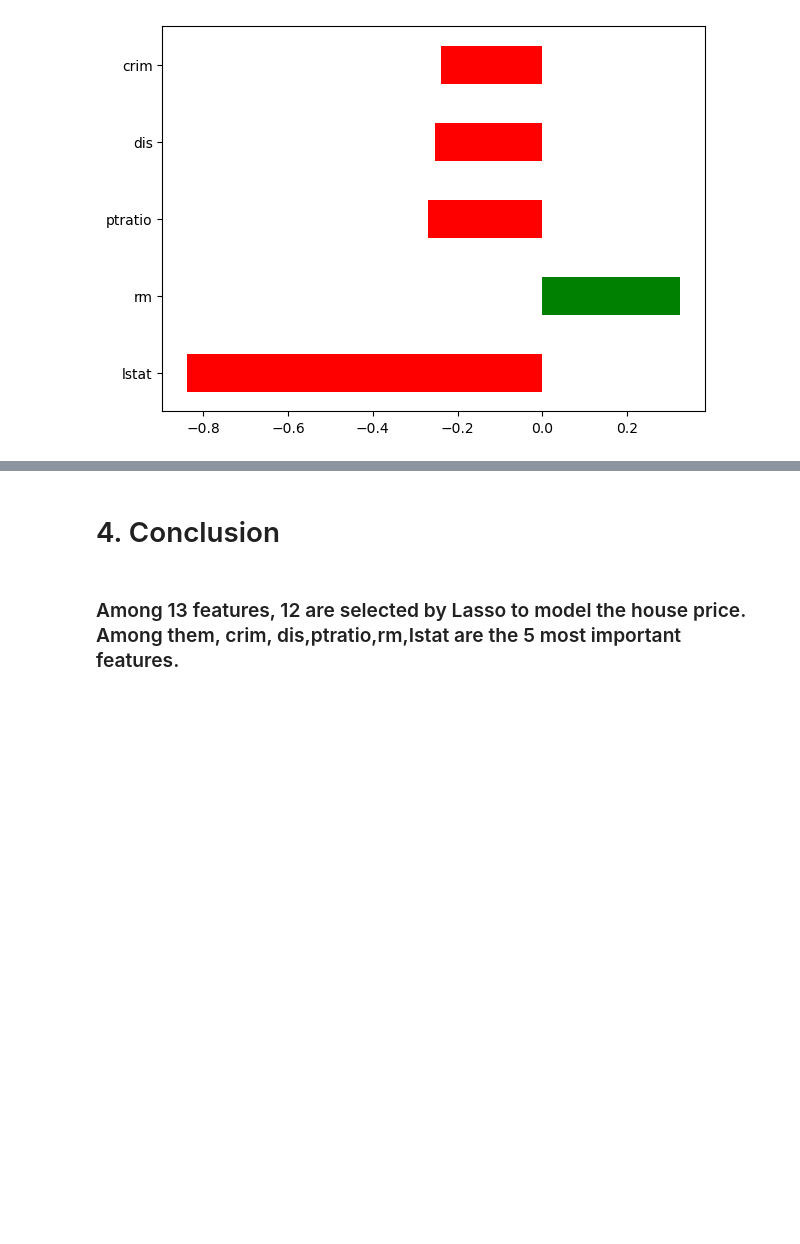
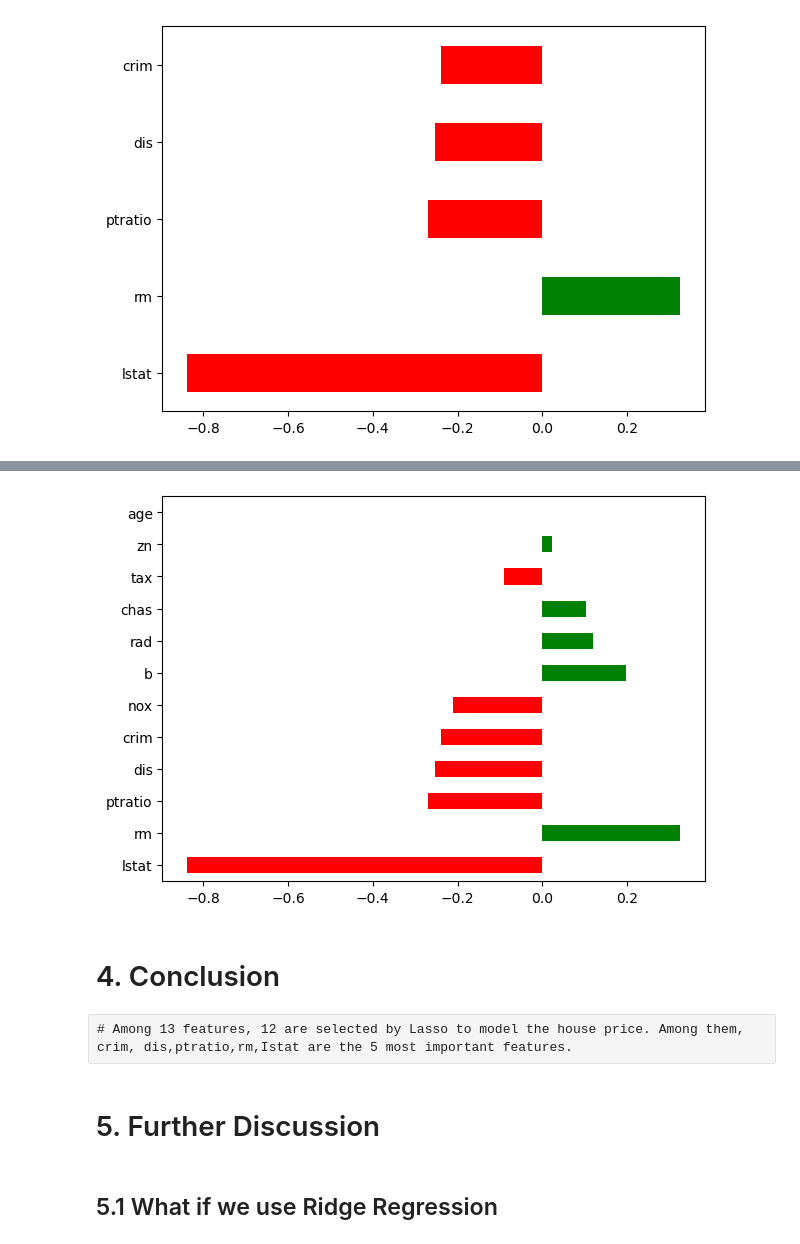
Before and after one commit to JulyAug/Assignment, a Jupyter notebook: Houseprice.ipynb, the cells around one changed output, grey strips where cells are left out. Drawn from its saved outputs; the diff is of its cells as text; code cells hidden in the pictures; blank space fills up the shorter version.

```diff
--- a/Houseprice.ipynb
+++ b/Houseprice.ipynb
@@ -370,4 +423,17 @@ plt.show()
+# %%
+# All 12 selected features
+all_features_l=  lasso_coef[abs(lasso_coef[lasso_coef != 0]).nlargest(12).index]
+
+plt.figure(figsize= (7, 5))
+all_features_l.plot.barh(color= (all_features_l > 0).map({True: 'g', False: 'r'}))
+plt.show()
+# %% [output]
+[figure, added]
 # %% [markdown]
 # 4. Conclusion
-# %% [markdown]
-### Among 13 features, 12 are selected by Lasso to model the house price. Among them, crim, dis,ptratio,rm,Istat are the 5 most important features.
+# %% [raw]
+# Among 13 features, 12 are selected by Lasso to model the house price. Among them, crim, dis,ptratio,rm,Istat are the 5 most important features.
+# %% [markdown]
+# 5. Further Discussion
+# %% [markdown]
+## 5.1 What if we use Ridge Regression
```
Also changed, not shown: parts of 31 cells of this notebook.
